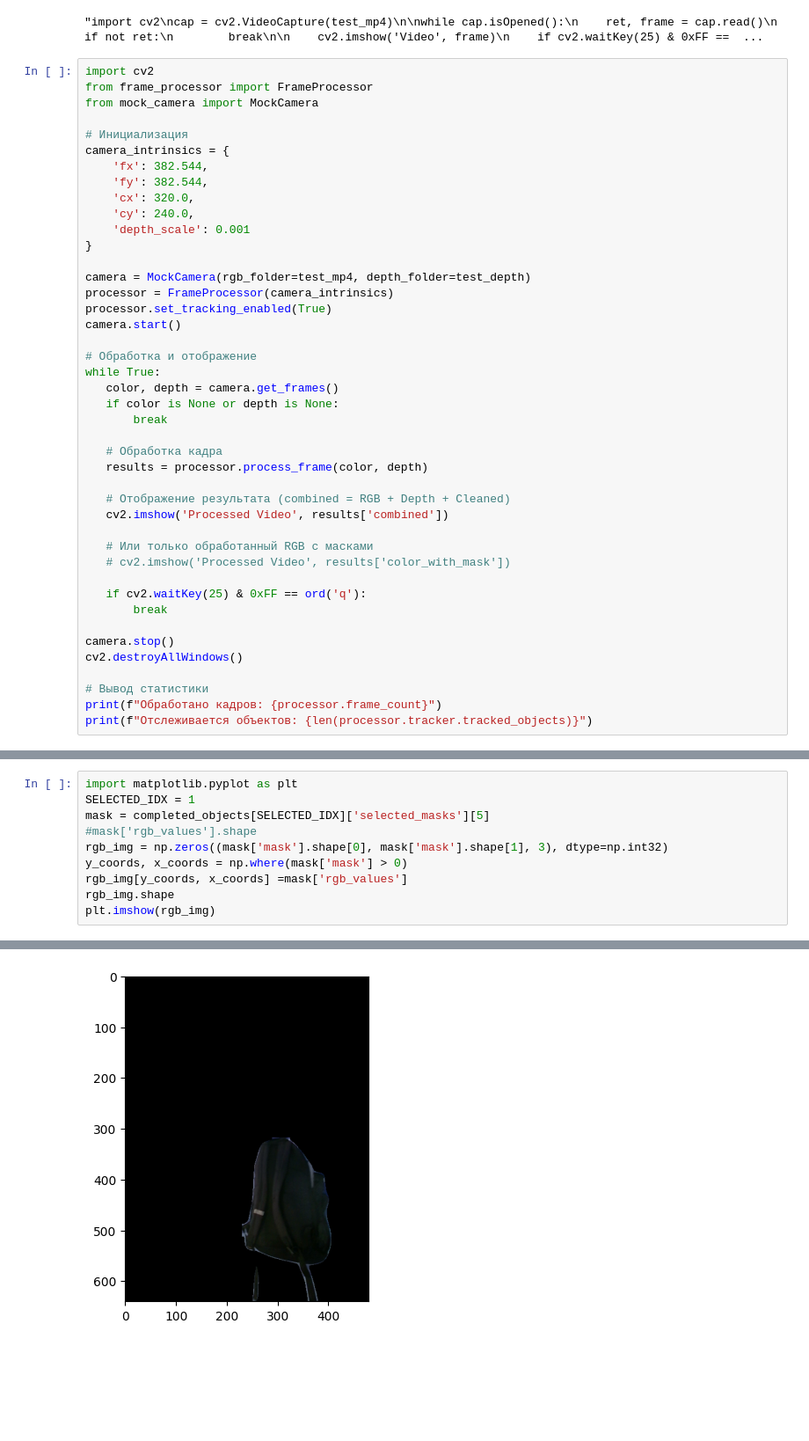
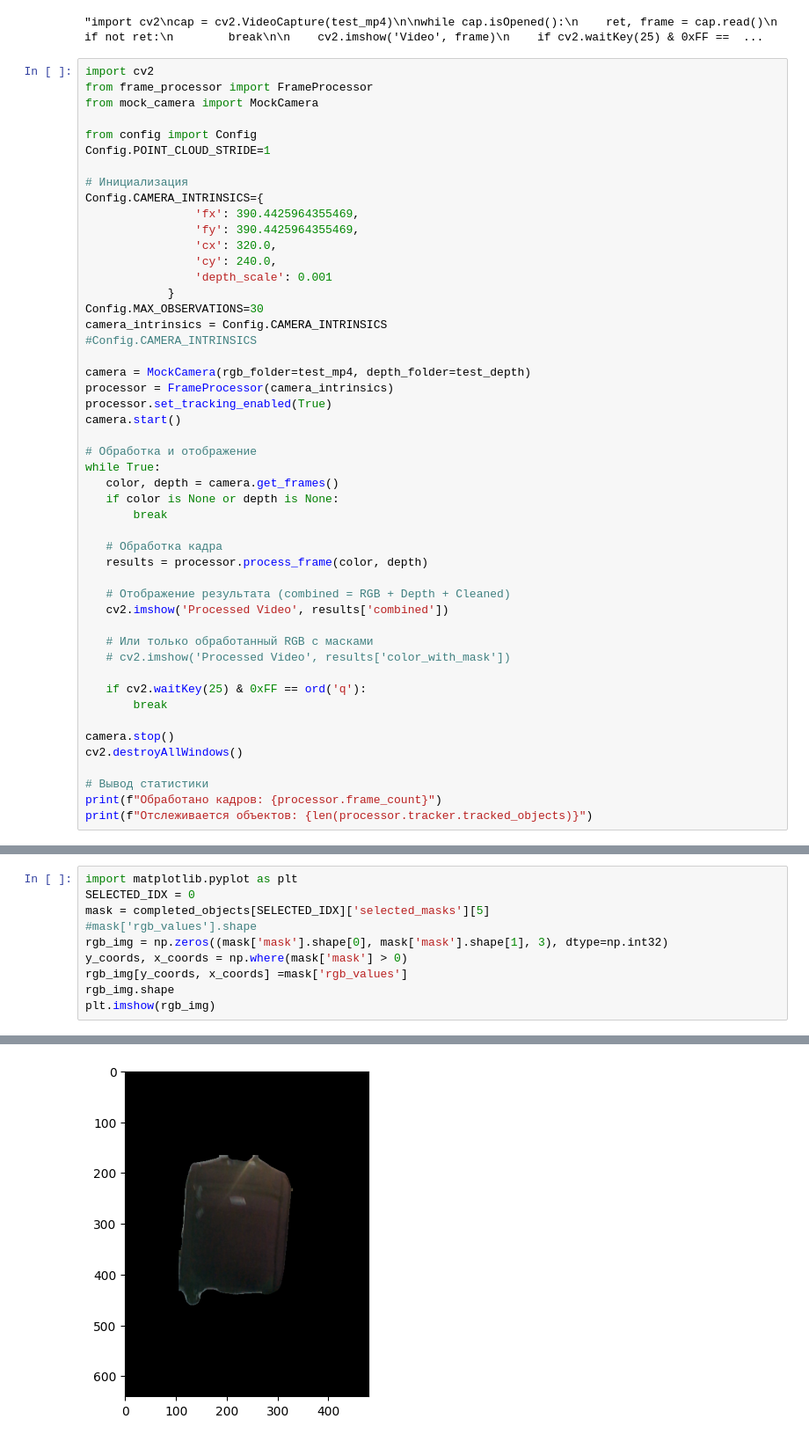
Before and after one commit to alexmeshr/IntellectSchool2025, a Jupyter notebook: testPointCloud.ipynb, the cells around one changed output, grey strips where cells are left out. Shown at 88% size. Drawn from its saved outputs; the diff is of its cells as text; blank space fills up the shorter version.

```diff
--- a/testPointCloud.ipynb
+++ b/testPointCloud.ipynb
@@ -37,14 +37,20 @@ import cv2
 from frame_processor import FrameProcessor
 from mock_camera import MockCamera
 
+from config import Config
+Config.POINT_CLOUD_STRIDE=1
+
 # Инициализация
-camera_intrinsics = {
-    'fx': 382.544,
-    'fy': 382.544,
-    'cx': 320.0,
-    'cy': 240.0,
-    'depth_scale': 0.001
-}
+Config.CAMERA_INTRINSICS={
+                'fx': 390.4425964355469,
+                'fy': 390.4425964355469,
+                'cx': 320.0,
+                'cy': 240.0,
+                'depth_scale': 0.001
+            }
+Config.MAX_OBSERVATIONS=30
+camera_intrinsics = Config.CAMERA_INTRINSICS
+#Config.CAMERA_INTRINSICS
 
 camera = MockCamera(rgb_folder=test_mp4, depth_folder=test_depth)
 processor = FrameProcessor(camera_intrinsics)
@@ -116,13 +106,13 @@ for idx, obj in enumerate(completed_objects):
 # %%
 import matplotlib.pyplot as plt
-SELECTED_IDX = 1
+SELECTED_IDX = 0
 mask = completed_objects[SELECTED_IDX]['selected_masks'][5]
 #mask['rgb_values'].shape
 rgb_img = np.zeros((mask['mask'].shape[0], mask['mask'].shape[1], 3), dtype=np.int32)
 y_coords, x_coords = np.where(mask['mask'] > 0)
 rgb_img[y_coords, x_coords] =mask['rgb_values']
 rgb_img.shape
 plt.imshow(rgb_img)
 # %% [output]
 <matplotlib.image.AxesImage at 0x...>
-[figure, old version]
+[figure, new version]
```
Also changed, not shown: parts of 13 cells of this notebook, 3 other files.
